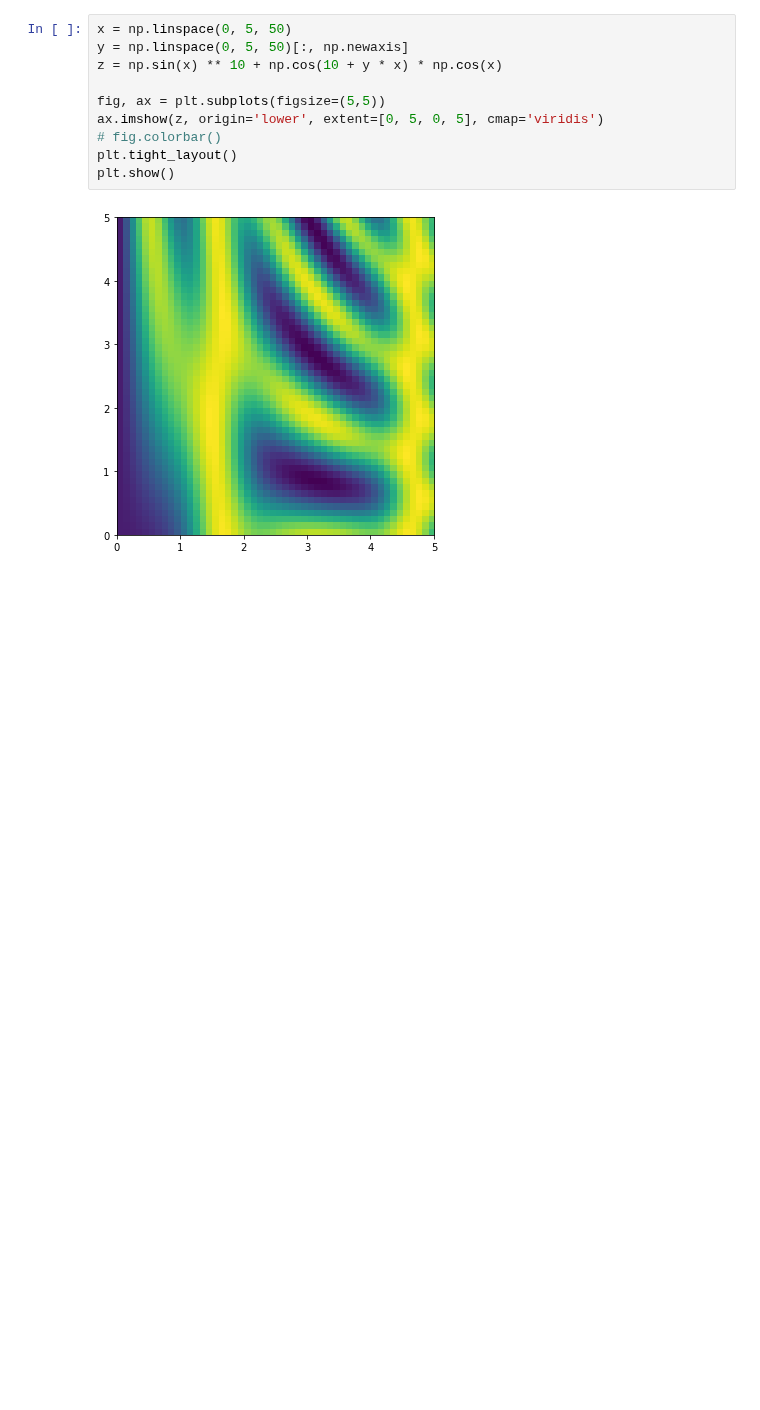
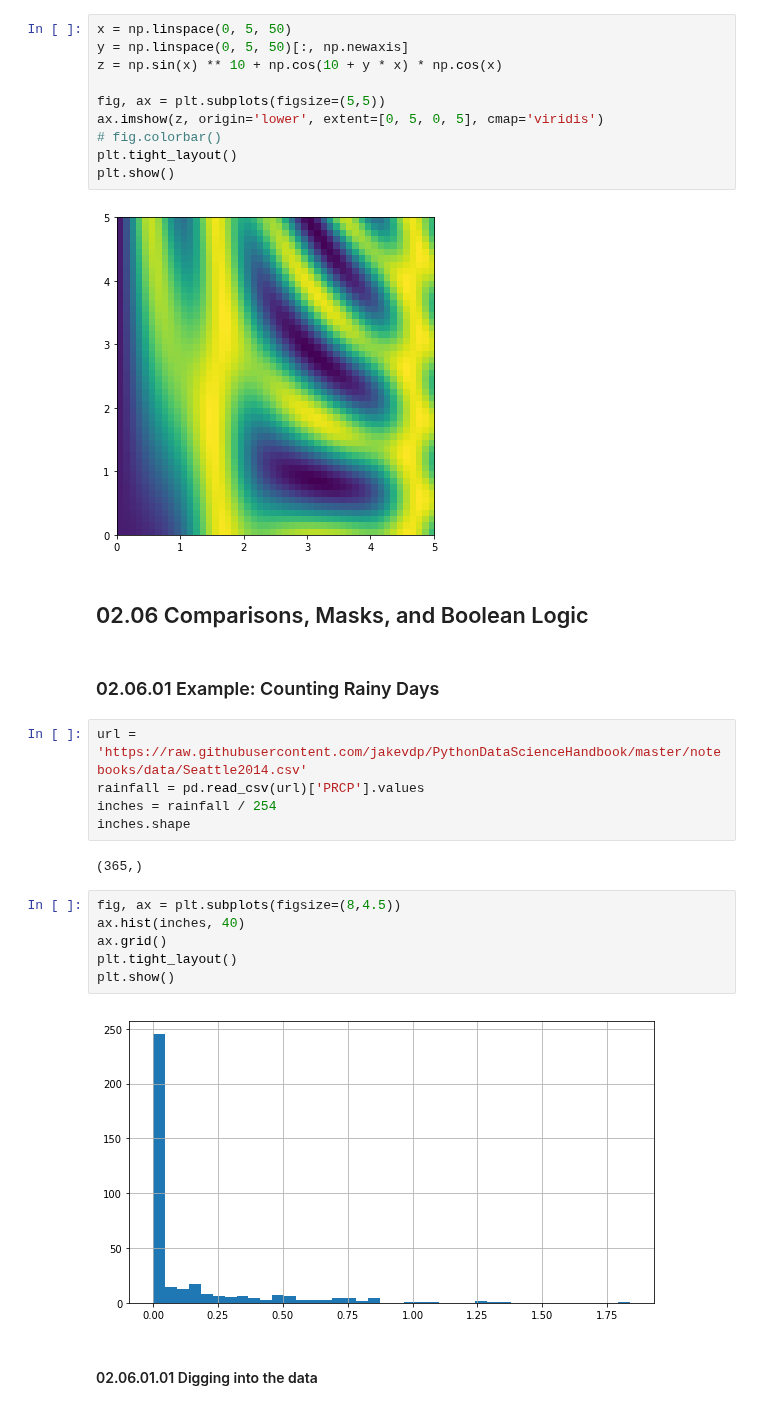
Before and after one commit to shumez/DataScience, a Jupyter notebook: PythonDataScienceHandbook/c02/code.ipynb, the cells around one changed output. Cells and saved outputs as stored; diff of their text form; blank space fills up the shorter version.

```diff
--- a/PythonDataScienceHandbook/c02/code.ipynb
+++ b/PythonDataScienceHandbook/c02/code.ipynb
@@ -1214,3 +1217,24 @@ plt.tight_layout()
 plt.show()
 # %% [output]
 [figure]
+# %% [markdown]
+## 02.06 Comparisons, Masks, and Boolean Logic
+# %% [markdown]
+### 02.06.01 Example: Counting Rainy Days
+# %%
+url = 'https://raw.githubusercontent.com/jakevdp/PythonDataScienceHandbook/master/notebooks/data/Seattle2014.csv'
+rainfall = pd.read_csv(url)['PRCP'].values
+inches = rainfall / 254
+inches.shape
+# %% [output]
+(365,)
+# %%
+fig, ax = plt.subplots(figsize=(8,4.5))
+ax.hist(inches, 40)
+ax.grid()
+plt.tight_layout()
+plt.show()
+# %% [output]
+[figure, added]
+# %% [markdown]
+#### 02.06.01.01 Digging into the data
```
Also changed, not shown: parts of 4 cells of this notebook, 1 other file.
